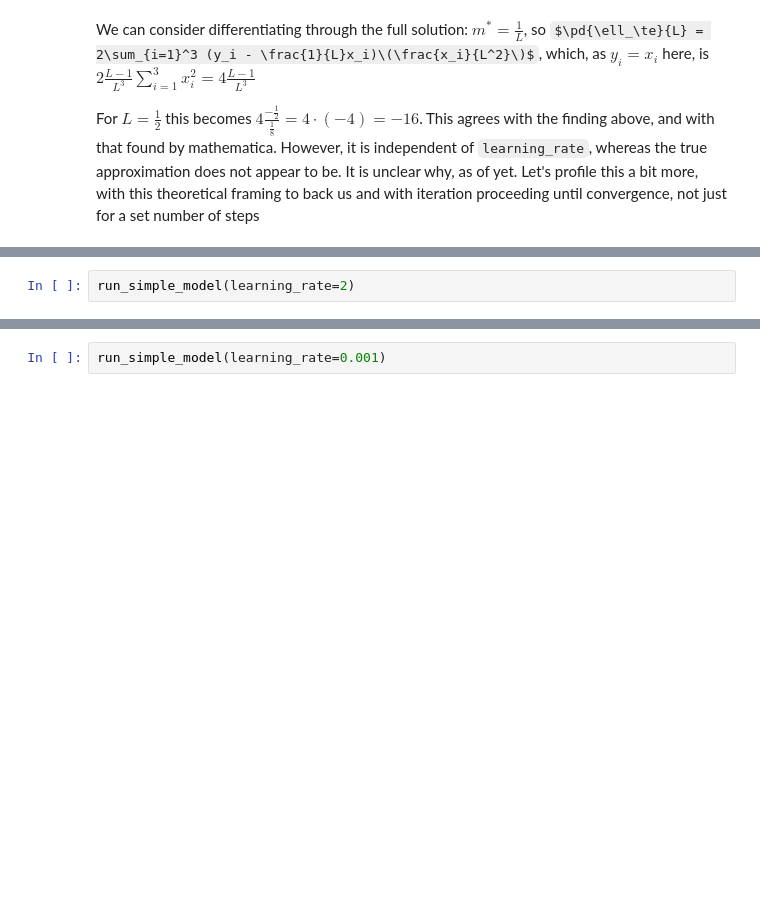
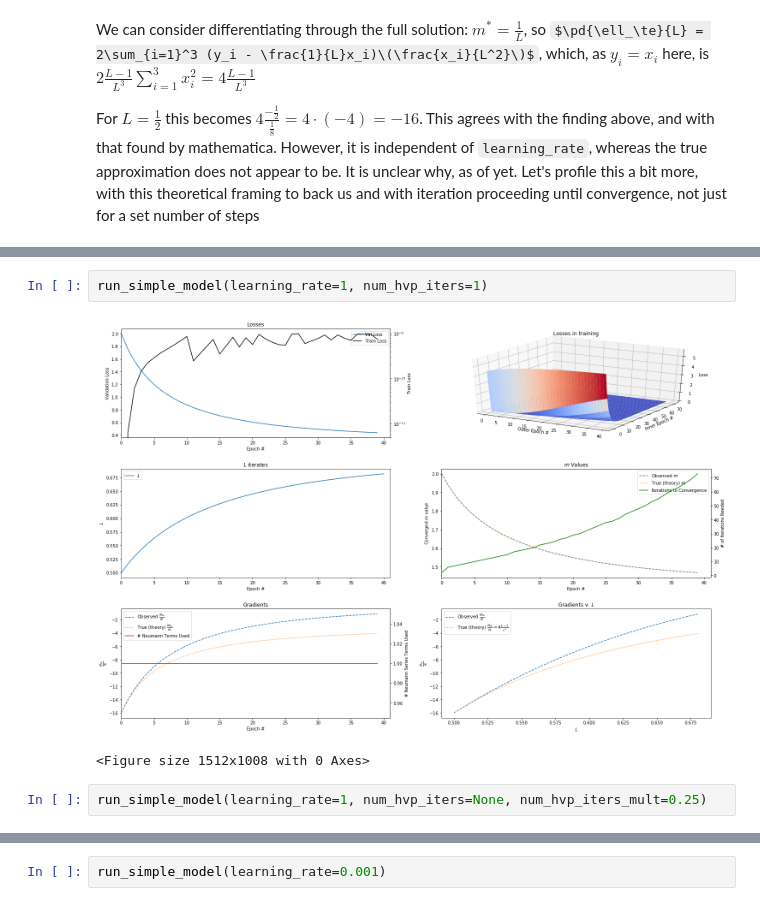
Before and after one commit to mmcdermott/pytorch_implicit_gradients, a Jupyter notebook: Jupyter Notebooks/Implicit Gradients Tests.ipynb, the cells around one changed output, grey strips where cells are left out. Cells and saved outputs as stored; diff of their text form; some formulas as TeX source; blank space fills up the shorter version.

```diff
--- a/Jupyter Notebooks/Implicit Gradients Tests.ipynb
+++ b/Jupyter Notebooks/Implicit Gradients Tests.ipynb
@@ -277,4 +320,9 @@ def run_simple_model(
     display(fig)
     fig.clear()
 # %%
-run_simple_model(learning_rate=2)
+run_simple_model(learning_rate=1, num_hvp_iters=1)
+# %% [output]
+[figure, added]
+<Figure size 1512x1008 with 0 Axes>
+# %%
+run_simple_model(learning_rate=1, num_hvp_iters=None, num_hvp_iters_mult=0.25)
```
Also changed, not shown: parts of 15 cells of this notebook, 1 other file.
